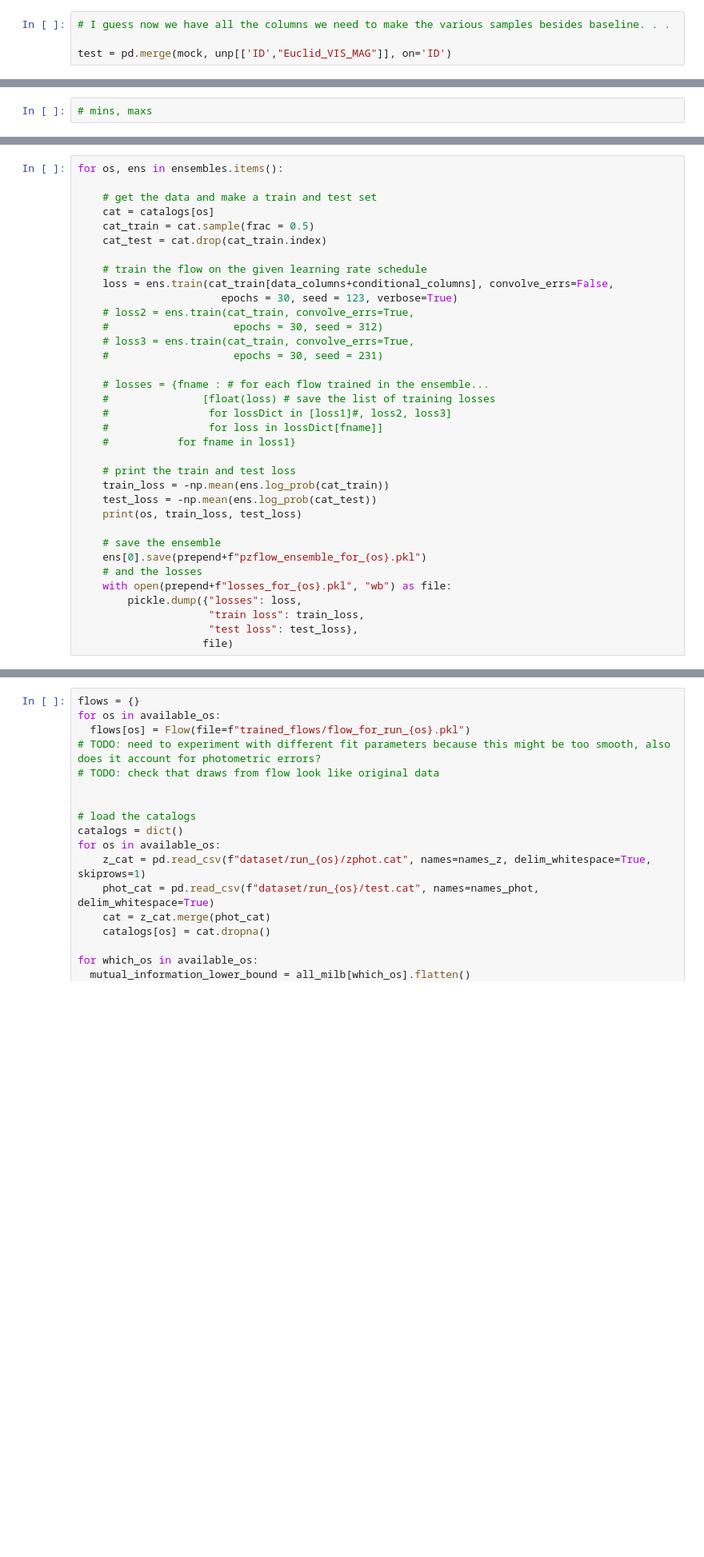
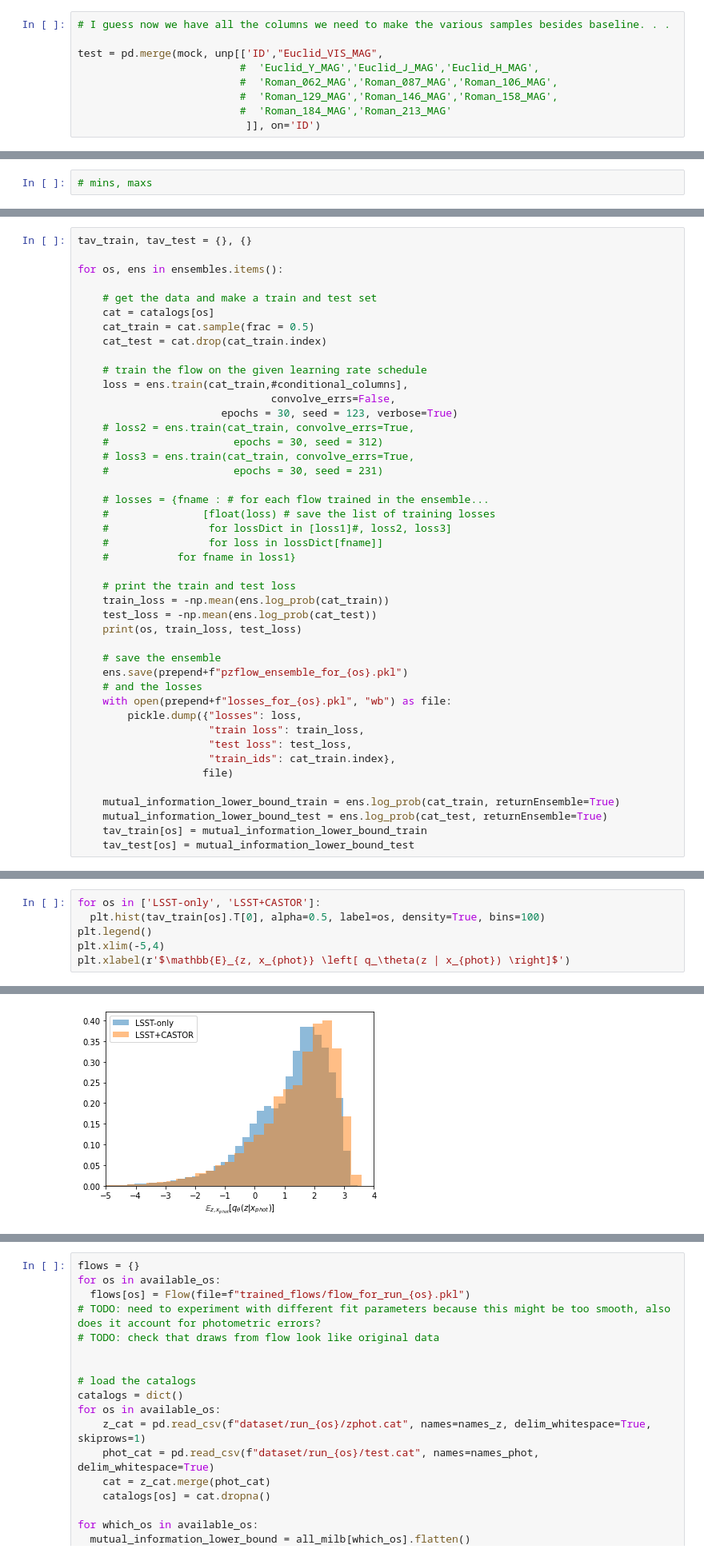
Before and after one commit to aimalz/CASTORpz, a Jupyter notebook: TheLastMetric.ipynb, the cells around one changed output, grey strips where cells are left out. Shown: that part at 80% size. Drawn from its saved outputs; the diff is of its cells as text; blank space fills up the shorter version.

Commit message:
figure of mutual information lower bound

```diff
--- a/TheLastMetric.ipynb
+++ b/TheLastMetric.ipynb
@@ -89,7 +117,12 @@ mock = Table.read(prepend+"ext_phot.fits").to_pandas()#.set_index('ID')
 # %%
 # I guess now we have all the columns we need to make the various samples besides baseline. . .
 
-test = pd.merge(mock, unp[['ID',"Euclid_VIS_MAG"]], on='ID')
+test = pd.merge(mock, unp[['ID',"Euclid_VIS_MAG",
+                          #  'Euclid_Y_MAG','Euclid_J_MAG','Euclid_H_MAG',
+                          #  'Roman_062_MAG','Roman_087_MAG','Roman_106_MAG',
+                          #  'Roman_129_MAG','Roman_146_MAG','Roman_158_MAG',
+                          #  'Roman_184_MAG','Roman_213_MAG'
+                           ]], on='ID')
 # %%
 test
 # %% [output]
@@ -288,4 +349,6 @@ for os in available_os:
 # %%
+tav_train, tav_test = {}, {}
+
 for os, ens in ensembles.items():
 
     # get the data and make a train and test set
@@ -294,7 +357,8 @@ for os, ens in ensembles.items():
     cat_test = cat.drop(cat_train.index)
 
     # train the flow on the given learning rate schedule
-    loss = ens.train(cat_train[data_columns+conditional_columns], convolve_errs=False,
+    loss = ens.train(cat_train,#conditional_columns],
+                               convolve_errs=False,
                        epochs = 30, seed = 123, verbose=True)
     # loss2 = ens.train(cat_train, convolve_errs=True,
     #                    epochs = 30, seed = 312)
@@ -313,13 +377,19 @@ for os, ens in ensembles.items():
     print(os, train_loss, test_loss)
 
     # save the ensemble
-    ens[0].save(prepend+f"pzflow_ensemble_for_{os}.pkl")
+    ens.save(prepend+f"pzflow_ensemble_for_{os}.pkl")
     # and the losses
     with open(prepend+f"losses_for_{os}.pkl", "wb") as file:
         pickle.dump({"losses": loss,
                      "train loss": train_loss,
-                     "test loss": test_loss},
+                     "test loss": test_loss,
+                     "train_ids": cat_train.index},
                     file)
+
+    mutual_information_lower_bound_train = ens.log_prob(cat_train, returnEnsemble=True)
+    mutual_information_lower_bound_test = ens.log_prob(cat_test, returnEnsemble=True)
+    tav_train[os] = mutual_information_lower_bound_train
+    tav_test[os] = mutual_information_lower_bound_test
 # %% [output]
 Flow 0
 Training 30 epochs
@@ -365,0 +411,7 @@ flowEns.info
+# %%
+for os in ['LSST-only', 'LSST+CASTOR']:
+  plt.hist(tav_train[os].T[0], alpha=0.5, label=os, density=True, bins=100)
+plt.legend()
+plt.xlim(-5,4)
+plt.xlabel(r'$\mathbb{E}_{z, x_{phot}} \left[ q_\theta(z | x_{phot}) \right]$')
+# %% [output]
@@ -365,0 +419 @@ flowEns.info
+[figure, added]
```
Also changed, not shown: parts of 19 cells of this notebook.
